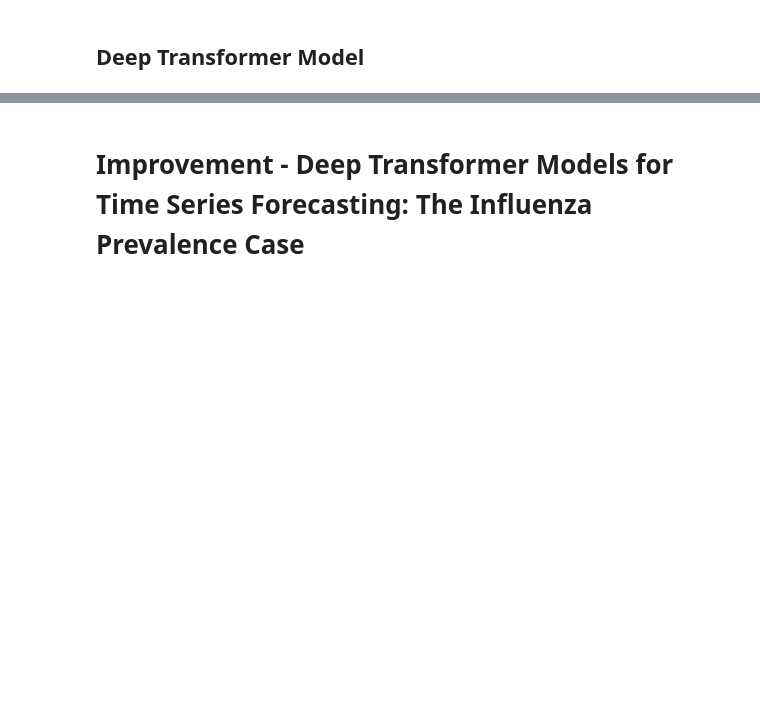
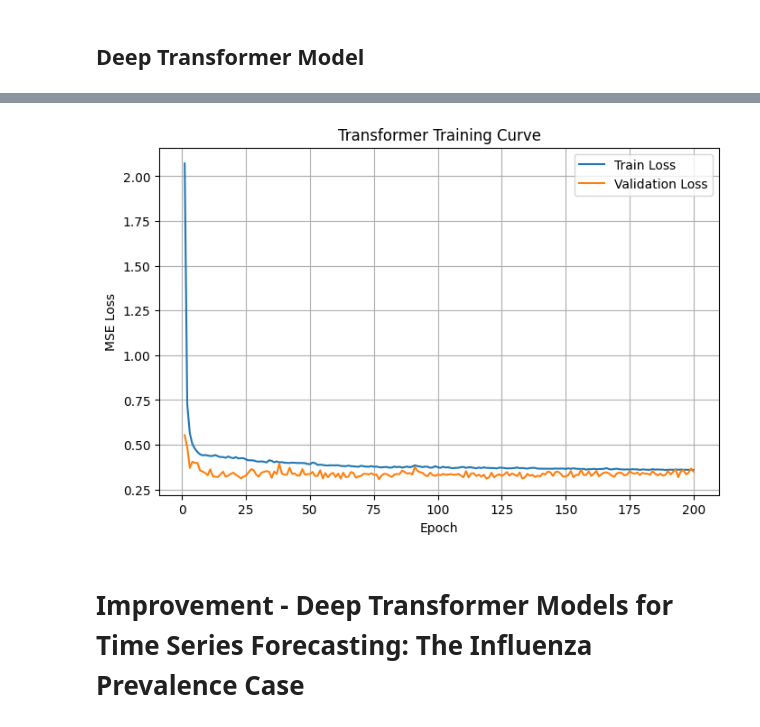
Before and after one commit to wangly7/epidemic-transformer-forecasting, a Jupyter notebook: transformer-influenza-predicting.ipynb, the cells around one changed output, grey strips where cells are left out. Saved outputs shown, nothing was run; the diff lists cells and outputs as text; code cells hidden in the pictures; blank space fills up the shorter version.

Commit message:
fix bug in transformer training

```diff
--- a/transformer-influenza-predicting.ipynb
+++ b/transformer-influenza-predicting.ipynb
@@ -6,5 +6,9 @@
 from dataset import Dataset
 
 dataset = Dataset(path="./data/state/ILINet.csv")
-train_loader, vali_loader, test_loader = dataset.get_train_val_test_loader()
+train_loader, val_loader, test_loader= dataset.get_train_val_test_loader(
+    history=10,
+    future=4,
+    batch_size=64
+)
 # %% [output]
@@ -17,9 +22,13 @@ Test samples: 4460
 import torch
 import torch.nn as nn
 import torch.optim as optim
+from sklearn.metrics import mean_squared_error
+from scipy.stats import pearsonr
 import random
 import numpy as np
 import matplotlib.pyplot as plt
+import copy
+
 
 
 class PositionalEncoding(nn.Module):
@@ -58,20 +67,18 @@ class PositionalEncoding(nn.Module):
         x: [B, T, D]
         returns: [B, T, D] with positional encoding added.
         """
-        pe = None
         ###########################################################################
         # Add the positional encoding to x.
         ###########################################################################
-
         T = x.size(1)
         x = x + self.pe[:, :T, :]
         return x
 
 
 class DeepTransformer(nn.Module):
-    def __init__(self, input_dim = 1: int, output_dim = 1: int, d_model: int = 64, num_heads: int = 4,
-                 ff_dim: int = 6, encoder_layers: int = 4, decoder_layers: int = 4,
-                 dropout: float = 0.1):
+    def __init__(self, input_dim: int = 1, output_dim: int = 1, d_model: int = 64, num_heads: int = 4,
+                 ff_dim: int = 256, encoder_layers: int = 4, decoder_layers: int = 4,
+                 dropout: float = 0.2):
         super(DeepTransformer, self).__init__()
         self.input_proj = nn.Linear(input_dim, d_model)
         self.position_encoder = PositionalEncoding(d_model)
@@ -118,7 +125,7 @@ class DeepTransformer(nn.Module):
         mask = mask.masked_fill(mask == 1, float("-inf"))
         return mask
 
-    def foward(self, src, tgt):
+    def forward(self, src, tgt):
         """
         src: [B, src_len, input_dim]
              example: x1...x10
@@ -142,7 +149,7 @@ class DeepTransformer(nn.Module):
 
         out = self.decoder(tgt=tgt, memory=memory, tgt_mask=tgt_mask)
 
-        return out
+        return self.output_proj(out)
 # %%
 class PipeLine:
     def __init__(self, model, train_loader, val_loader, warmup_steps=5000, d_model=64):
@@ -231,0 +299,8 @@ class PipeLine:
+# %%
+transformer_model = DeepTransformer()
+
+pipeline = PipeLine(model=transformer_model, train_loader=train_loader, val_loader=val_loader)
+
+best_model, train_losses, val_losses = pipeline.train_model(200)
+
+pipeline.evaluate_metrics(best_model, test_loader)
@@ -232,2 +326,19 @@ class PipeLine:
+# %%
+epochs = range(1, len(train_losses) + 1)
+
+plt.figure(figsize=(8, 5))
+
+plt.plot(epochs, train_losses, label="Train Loss")
+plt.plot(epochs, val_losses, label="Validation Loss")
+
+plt.xlabel("Epoch")
+plt.ylabel("MSE Loss")
+plt.title("Transformer Training Curve")
+plt.legend()
+plt.grid(True)
+
+plt.show()
+# %% [output]
+[figure, added]
 # %% [markdown]
 # Improvement - Deep Transformer Models for Time Series Forecasting: The Influenza Prevalence Case
```
Also changed, not shown: parts of 4 cells of this notebook, 1 other file.
